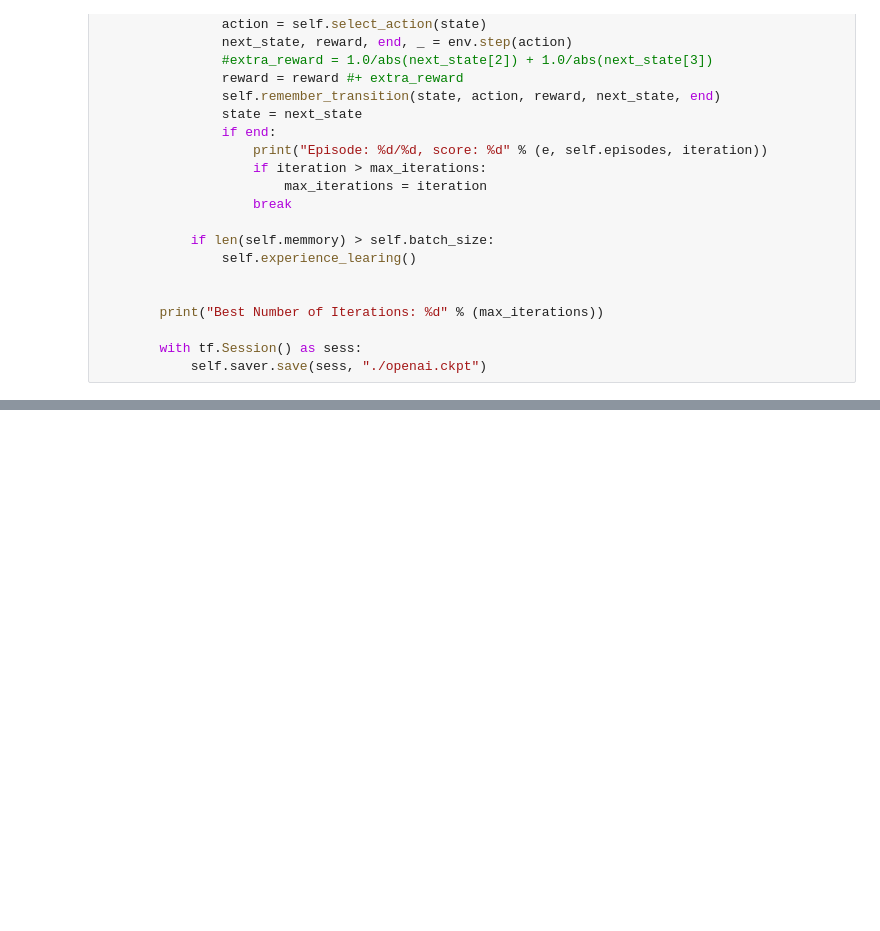
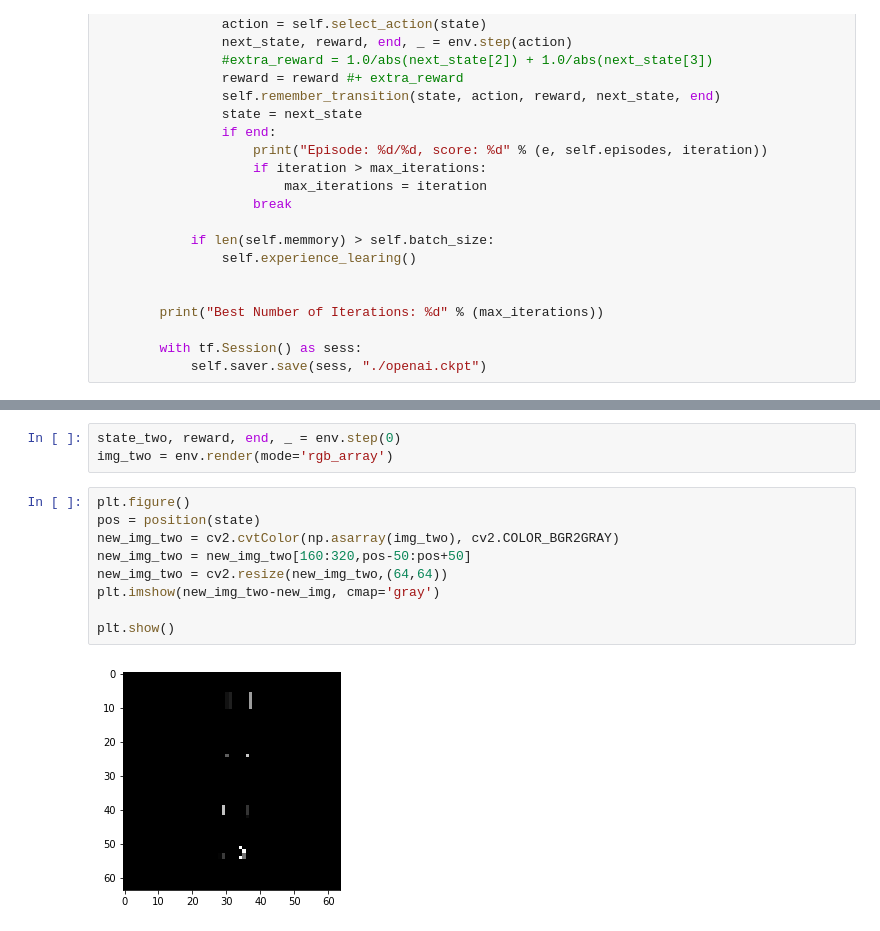
Before and after one commit to EmilioTyl/machine_learning_practicing, a Jupyter notebook: deep_q_learning/openai_control_environment.ipynb, the cells around one changed output, grey strips where cells are left out. Cells and saved outputs as stored; diff of their text form; blank space fills up the shorter version.

```diff
--- a/deep_q_learning/openai_control_environment.ipynb
+++ b/deep_q_learning/openai_control_environment.ipynb
@@ -485,0 +539,14 @@ KeyboardInterrupt:
+# %%
+state_two, reward, end, _ = env.step(0)
+img_two = env.render(mode='rgb_array')
+# %%
+plt.figure()
+pos = position(state)
+new_img_two = cv2.cvtColor(np.asarray(img_two), cv2.COLOR_BGR2GRAY)
+new_img_two = new_img_two[160:320,pos-50:pos+50]
+new_img_two = cv2.resize(new_img_two,(64,64))
+plt.imshow(new_img_two-new_img, cmap='gray')
+
+plt.show()
+# %% [output]
+[figure, added]
```
Also changed, not shown: parts of 10 cells of this notebook.
